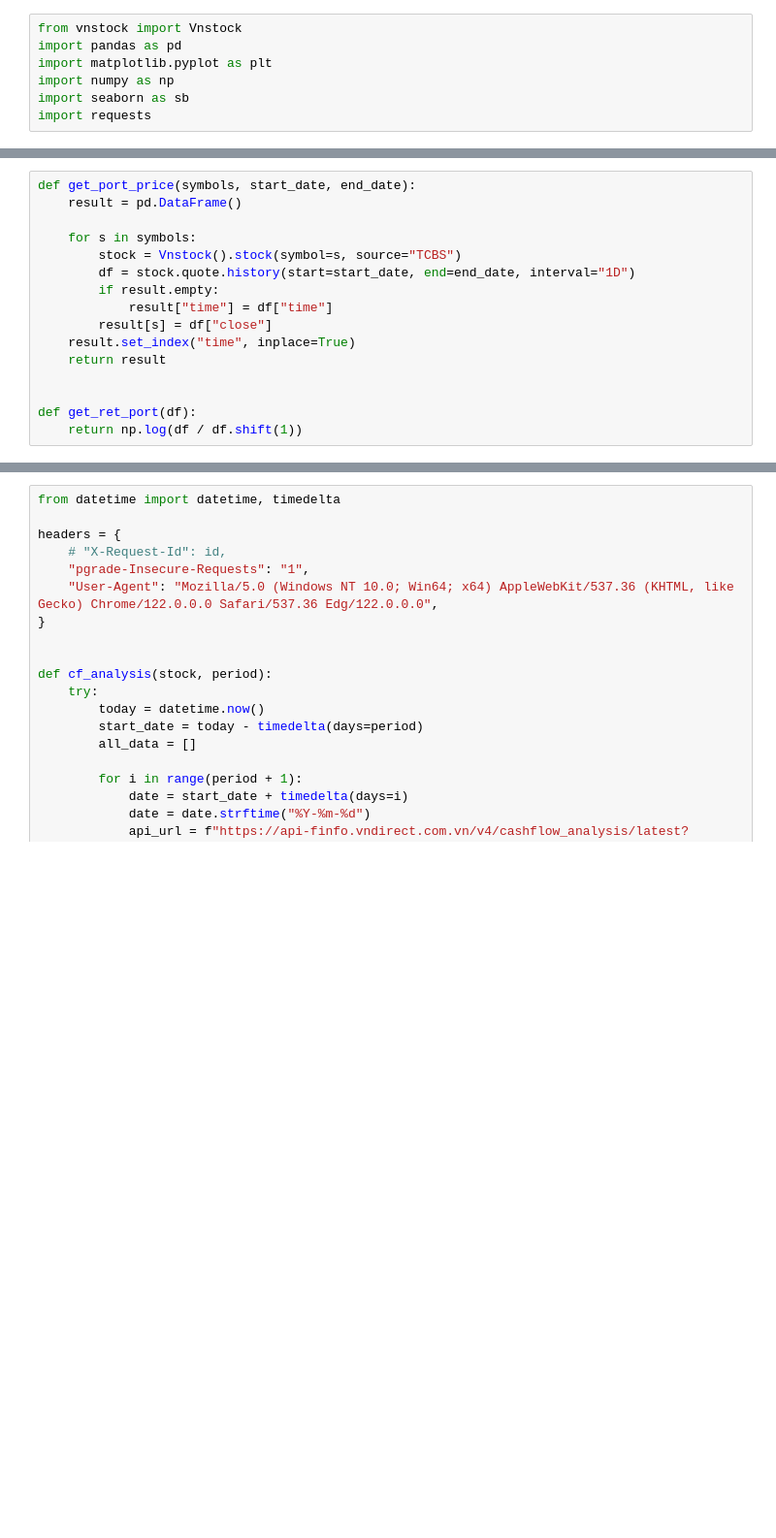
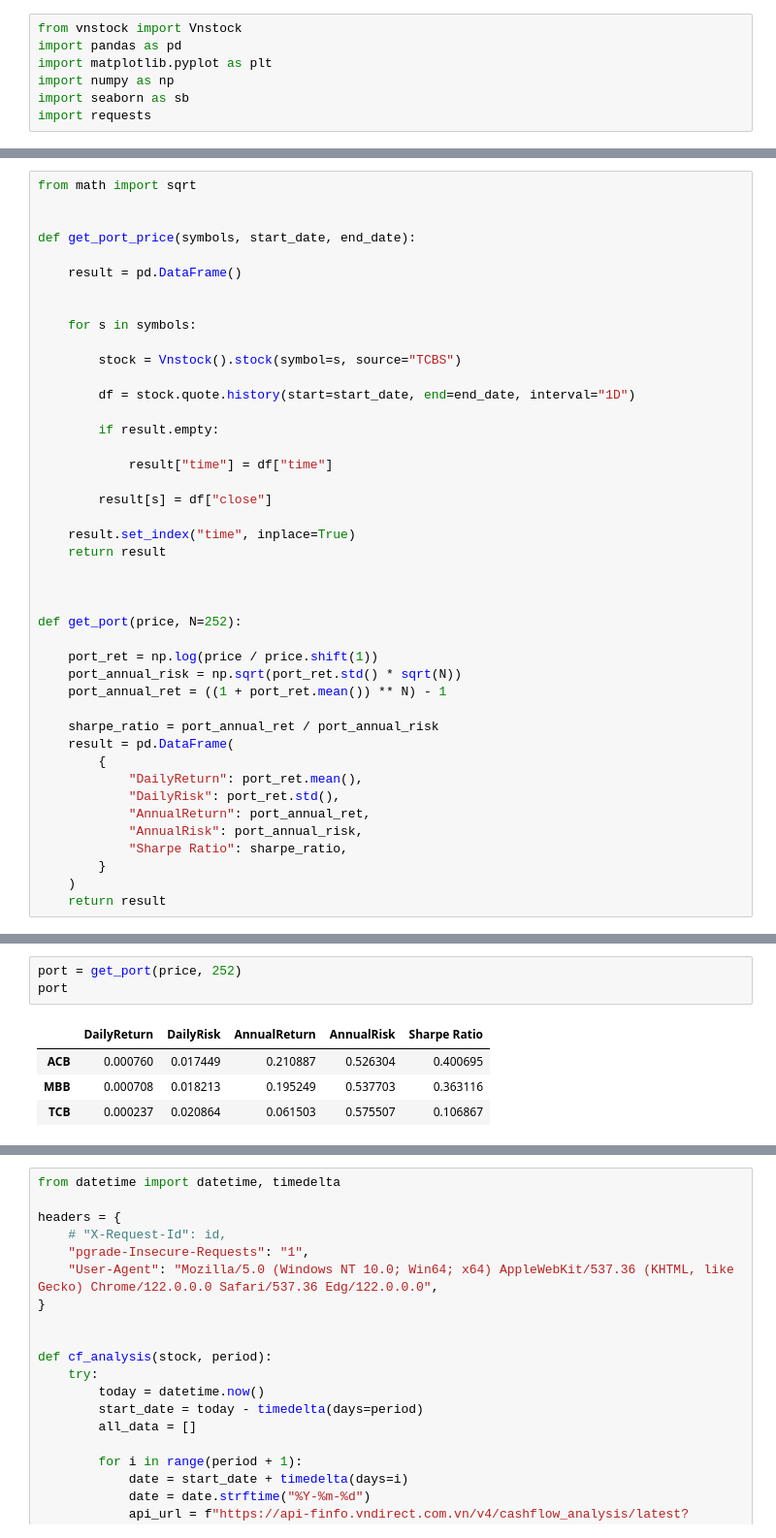
Before and after one commit to vinhnguyen-22/Vincent-Stock-Dashboard, a Jupyter notebook: notebooks/Optimize_portfolio.ipynb, the cells around one changed output, grey strips where cells are left out. Shown at 97% size. Drawn from its saved outputs; the diff is of its cells as text; blank space fills up the shorter version.

```diff
--- a/notebooks/Optimize_portfolio.ipynb
+++ b/notebooks/Optimize_portfolio.ipynb
@@ -26,16 +8,43 @@ df
 # %%
+from math import sqrt
+
+
 def get_port_price(symbols, start_date, end_date):
+
     result = pd.DataFrame()
 
+
     for s in symbols:
+
         stock = Vnstock().stock(symbol=s, source="TCBS")
+
         df = stock.quote.history(start=start_date, end=end_date, interval="1D")
+
         if result.empty:
+
             result["time"] = df["time"]
+
         result[s] = df["close"]
+
     result.set_index("time", inplace=True)
     return result
 
 
-def get_ret_port(df):
-    return np.log(df / df.shift(1))
+
+def get_port(price, N=252):
+
+    port_ret = np.log(price / price.shift(1))
+    port_annual_risk = np.sqrt(port_ret.std() * sqrt(N))
+    port_annual_ret = ((1 + port_ret.mean()) ** N) - 1
+
+    sharpe_ratio = port_annual_ret / port_annual_risk
+    result = pd.DataFrame(
+        {
+            "DailyReturn": port_ret.mean(),
+            "DailyRisk": port_ret.std(),
+            "AnnualReturn": port_annual_ret,
+            "AnnualRisk": port_annual_risk,
+            "Sharpe Ratio": sharpe_ratio,
+        }
+    )
+    return result
@@ -77,0 +59,8 @@ np.log(port_price / port_price.shift(1))
+# %%
+port = get_port(price, 252)
+port
+# %% [output]
+|  | DailyReturn | DailyRisk | AnnualReturn | AnnualRisk | Sharpe Ratio |
+| ACB | 0.000760 | 0.017449 | 0.210887 | 0.526304 | 0.400695 |
+| MBB | 0.000708 | 0.018213 | 0.195249 | 0.537703 | 0.363116 |
+| TCB | 0.000237 | 0.020864 | 0.061503 | 0.575507 | 0.106867 |
```
Also changed, not shown: parts of 11 cells of this notebook, 5 other files.
